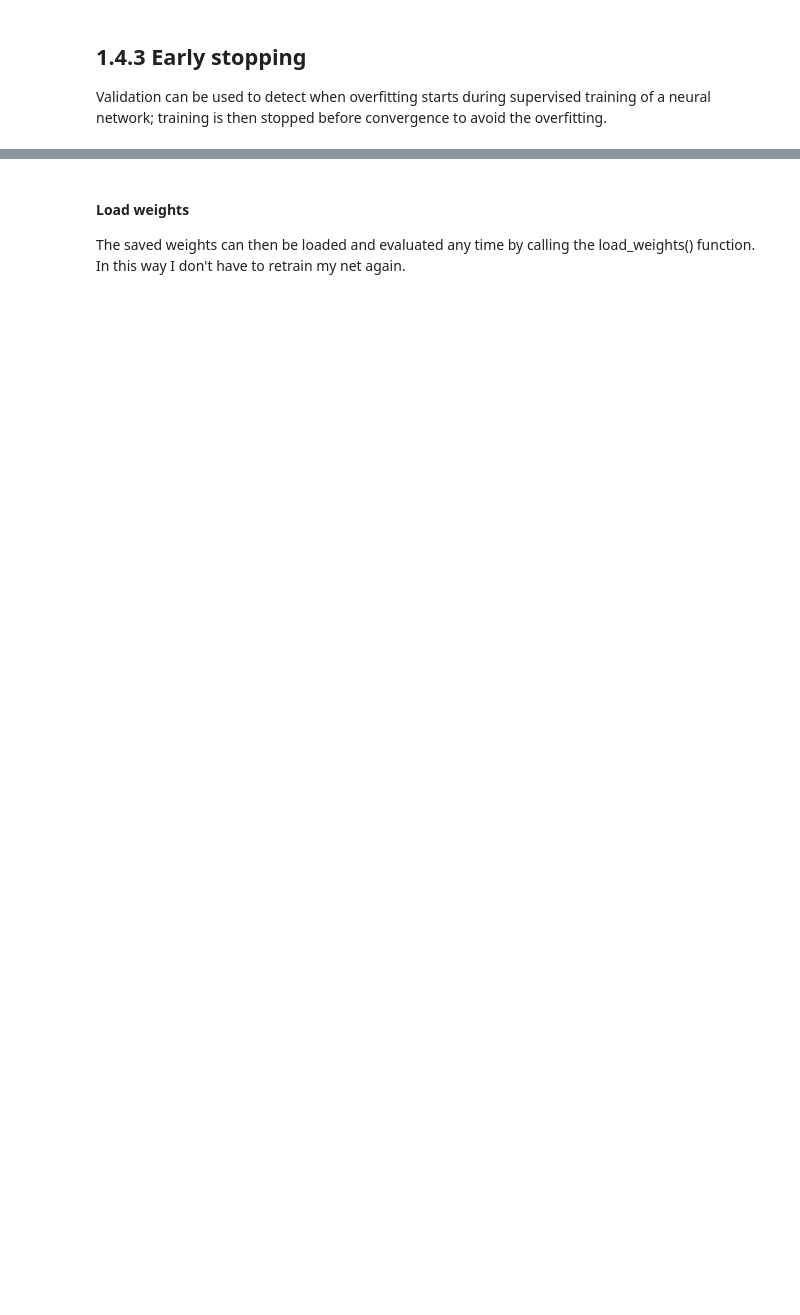
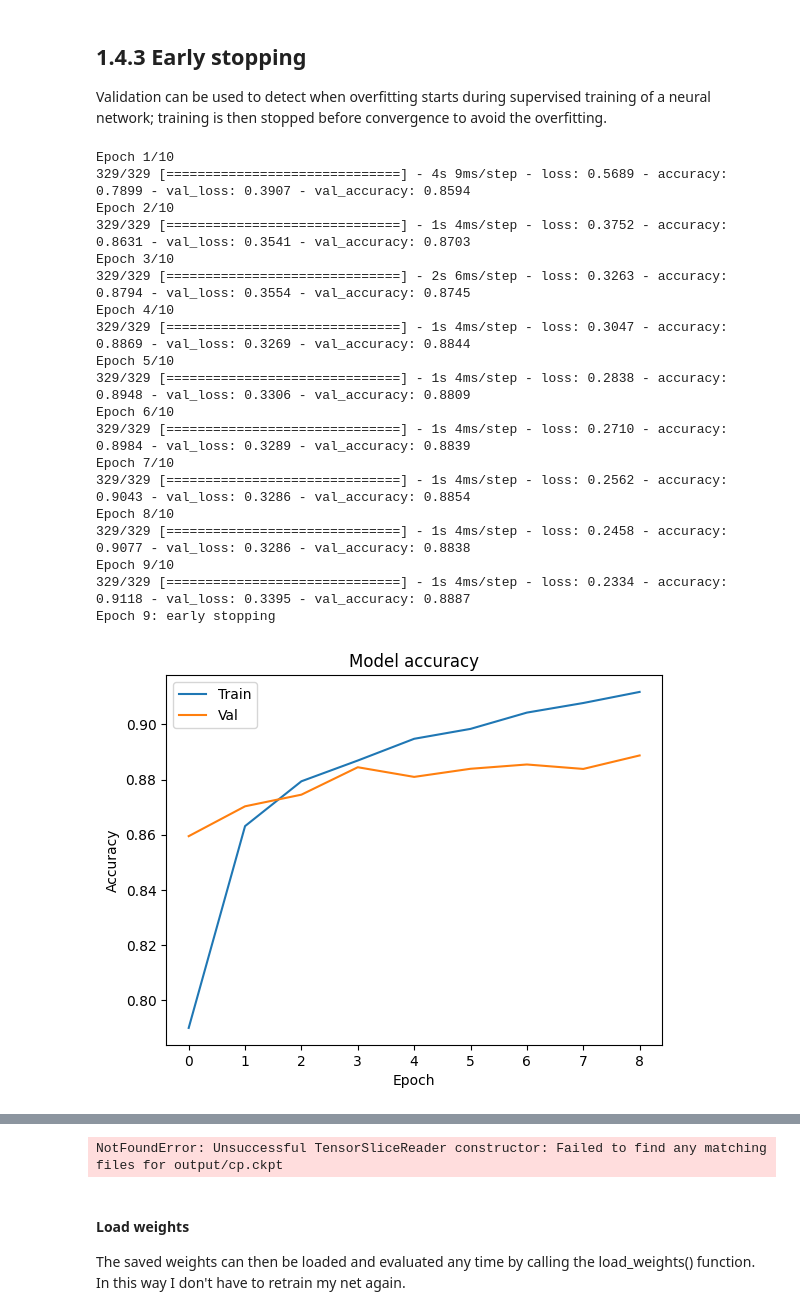
Before and after one commit to dragoa/MachineLearning, a Jupyter notebook: DL/MLP_DNN.ipynb, the cells around one changed output, grey strips where cells are left out. Cells and saved outputs as stored; diff of their text form; code cells hidden in the pictures; blank space fills up the shorter version.

```diff
--- a/DL/MLP_DNN.ipynb
+++ b/DL/MLP_DNN.ipynb
@@ -373,10 +478,10 @@ print('Train: %.3f, Test: %.3f' % (train_acc, test_acc))
 ## 1.4.3 Early stopping
 Validation can be used to detect when overfitting starts during supervised training of a neural network; training is then stopped before convergence to avoid the overfitting.<br>
 # %%
-from tensorflow.keras.callbacks import ModelCheckpoint, EarlyStopping
+from keras.callbacks import ModelCheckpoint, EarlyStopping
 import os
 # early stopping https://keras.io/callbacks/
-es_callback = EarlyStopping(monitor='val_loss', mode='min', verbose=1, patience=5)
+my_callback = EarlyStopping(monitor='val_loss', mode='min', verbose=1, patience=5)
 
 # Create checkpoint callback that will save the best model observed during training for later use
 checkpoint_path = "output/cp.ckpt"
@@ -385,30 +490,70 @@ cp_callback = ModelCheckpoint(checkpoint_path,monitor='val_loss',save_weights_on
 # %%
 # Build the model
 model = Sequential()
 model.add(Flatten())
 # Add a Dense layer with 512 neurons, with relu as activation function
+model.add(Dense(512, activation='relu'))
 # Add a Dense layer with 256 neurons, with relu as activation function
+model.add(Dense(256, activation='relu'))
 # Add a Dense layer with 128 neurons, with relu as activation function
+model.add(Dense(128, activation='relu'))
 # Add a Dense layer with 64 neurons, with relu as activation function
+model.add(Dense(64, activation='relu'))
 # Add a Dense layer with number of neurons equal to the number of classes, with softmax as activation function
-
+model.add(Dense(10, activation='softmax'))
 
 # Compile the model you just created using
 # adam optimizer as optimizer
 # sparse categorical crossentropy as loss function
 # accuracy as metric
-
+model.compile(adam, loss[0], metrics[0])
 
 # fit your model and save the returned value as "history".
 # Use both the train and validation set
 # Set both properly the batch size value and the epochs value
 # Be careful to also set properly the callbacks parameter list
 batch_size =128
 epochs = 10
+history = model.fit(x_train, y_train, batch_size=batch_size, epochs=epochs, validation_data=(x_val, y_val), callbacks=my_callback)
 
 # Call the plot_history function to plot the obtained results
+plot_history(history)
 
 # Evaluate
 _, train_acc = model.evaluate(x_train, y_train, verbose=1)
 _, test_acc = model.evaluate(x_test, y_test, verbose=1)
 print('Train: %.3f, Test: %.3f' % (train_acc, test_acc))
+
+# This may generate warnings related to saving the state of the optimizer.
+# These warnings (and similar warnings throughout this notebook)
+# are in place to discourage outdated usage, and can be ignored.
+# link https://www.tensorflow.org/tutorials/keras/save_and_restore_models
+
+checkpoint_path = "output/cp.ckpt"
+
+model.load_weights(checkpoint_path)
+
+_, train_acc = model.evaluate(x_train, y_train, verbose=1)
+_, test_acc = model.evaluate(x_test, y_test, verbose=1)
+print('Train: %.3f, Test: %.3f' % (train_acc, test_acc))
+# %% [output]
+Epoch 1/10
+329/329 [==============================] - 4s 9ms/step - loss: 0.5689 - accuracy: 0.7899 - val_loss: 0.3907 - val_accuracy: 0.8594
+Epoch 2/10
+329/329 [==============================] - 1s 4ms/step - loss: 0.3752 - accuracy: 0.8631 - val_loss: 0.3541 - val_accuracy: 0.8703
+Epoch 3/10
+329/329 [==============================] - 2s 6ms/step - loss: 0.3263 - accuracy: 0.8794 - val_loss: 0.3554 - val_accuracy: 0.8745
+Epoch 4/10
+329/329 [==============================] - 1s 4ms/step - loss: 0.3047 - accuracy: 0.8869 - val_loss: 0.3269 - val_accuracy: 0.8844
+Epoch 5/10
+329/329 [==============================] - 1s 4ms/step - loss: 0.2838 - accuracy: 0.8948 - val_loss: 0.3306 - val_accuracy: 0.8809
+Epoch 6/10
+329/329 [==============================] - 1s 4ms/step - loss: 0.2710 - accuracy: 0.8984 - val_loss: 0.3289 - val_accuracy: 0.8839
+Epoch 7/10
+329/329 [==============================] - 1s 4ms/step - loss: 0.2562 - accuracy: 0.9043 - val_loss: 0.3286 - val_accuracy: 0.8854
+Epoch 8/10
+329/329 [==============================] - 1s 4ms/step - loss: 0.2458 - accuracy: 0.9077 - val_loss: 0.3286 - val_accuracy: 0.8838
+Epoch 9/10
+329/329 [==============================] - 1s 4ms/step - loss: 0.2334 - accuracy: 0.9118 - val_loss: 0.3395 - val_accuracy: 0.8887
+Epoch 9: early stopping
+[figure, added]
@@ -415,3 +564,4 @@ print('Train: %.3f, Test: %.3f' % (train_acc, test_acc))
+NotFoundError: Unsuccessful TensorSliceReader constructor: Failed to find any matching files for output/cp.ckpt
 # %% [markdown]
 #### Load weights
 The saved weights can then be loaded and evaluated any time by calling the load_weights() function.
```
Also changed, not shown: parts of 11 cells of this notebook.
